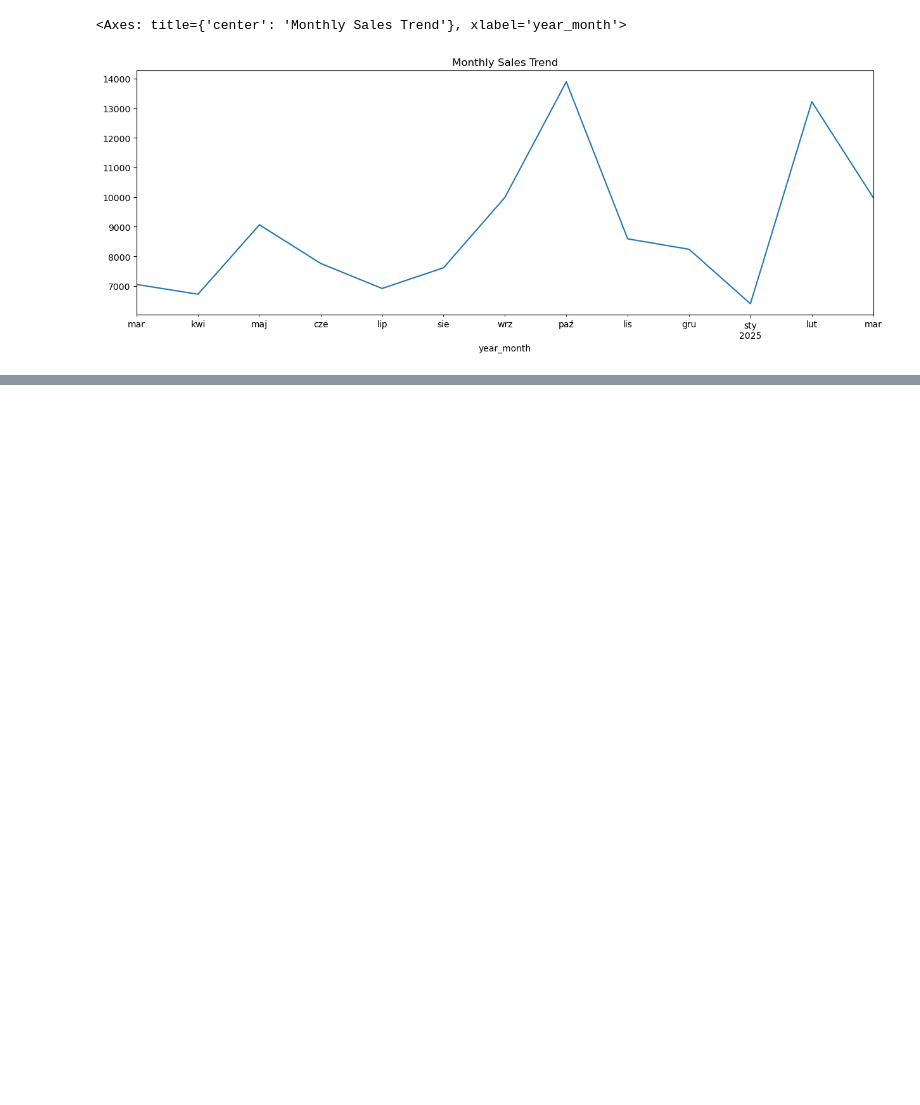
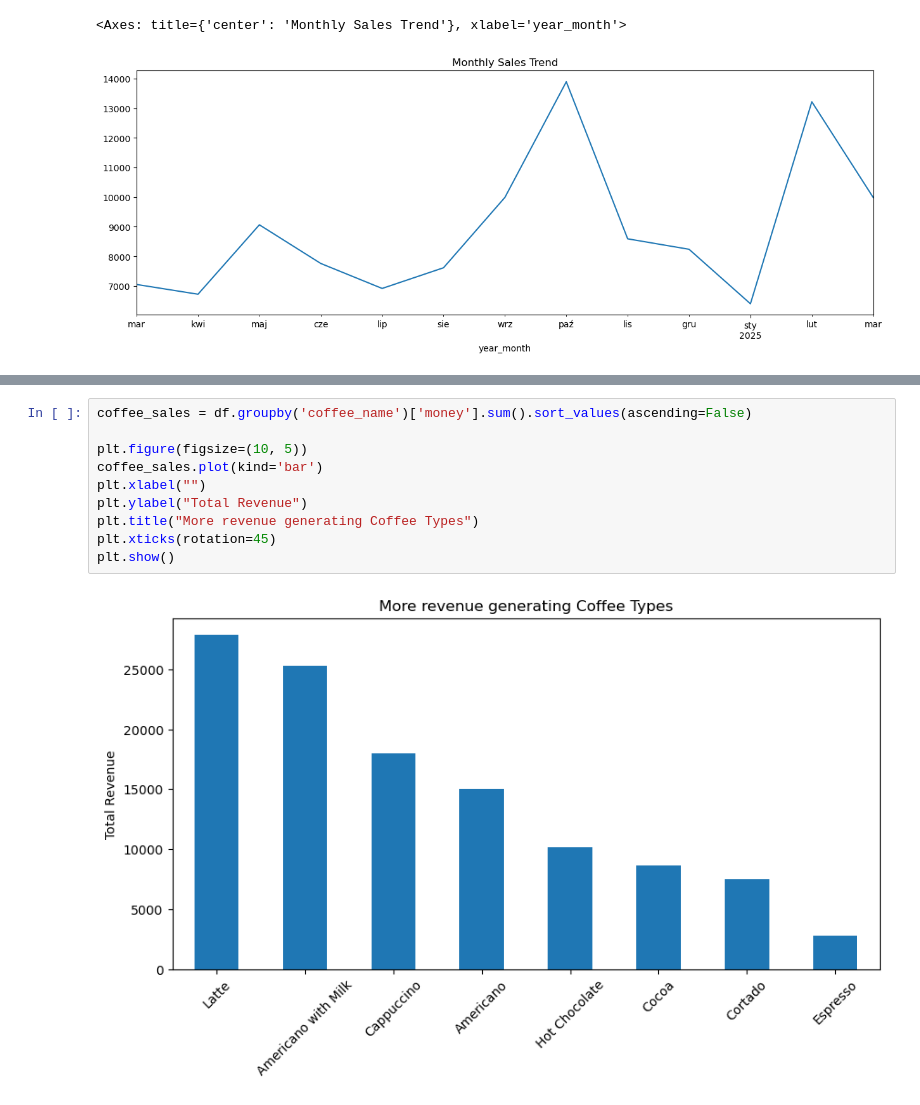
Before and after one commit to mtszczepaniak/Coffee_Sales_Analysis, a Jupyter notebook: Coffee_Sales_Analysis_EDA.ipynb, the cells around one changed output, grey strips where cells are left out. Saved outputs shown, nothing was run; the diff lists cells and outputs as text; blank space fills up the shorter version.

```diff
--- a/Coffee_Sales_Analysis_EDA.ipynb
+++ b/Coffee_Sales_Analysis_EDA.ipynb
@@ -72,0 +148,12 @@ df.groupby('year_month')['money'].sum().plot(kind='line', title="Monthly Sales T
+# %%
+coffee_sales = df.groupby('coffee_name')['money'].sum().sort_values(ascending=False)
+
+plt.figure(figsize=(10, 5))
+coffee_sales.plot(kind='bar')
+plt.xlabel("")
+plt.ylabel("Total Revenue")
+plt.title("More revenue generating Coffee Types")
+plt.xticks(rotation=45)
+plt.show()
+# %% [output]
+[figure, added]
```
Also changed, not shown: parts of 8 cells of this notebook.
